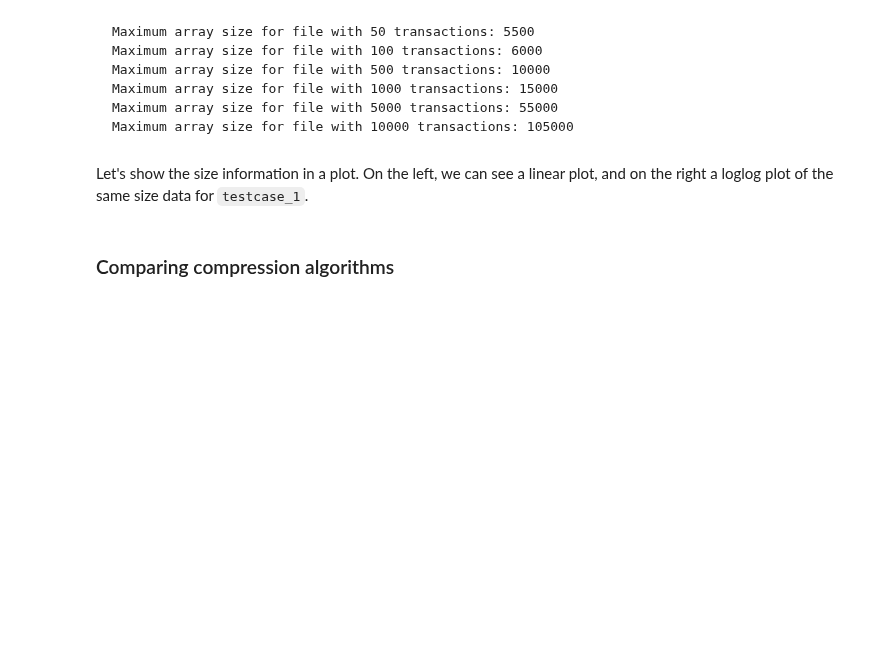
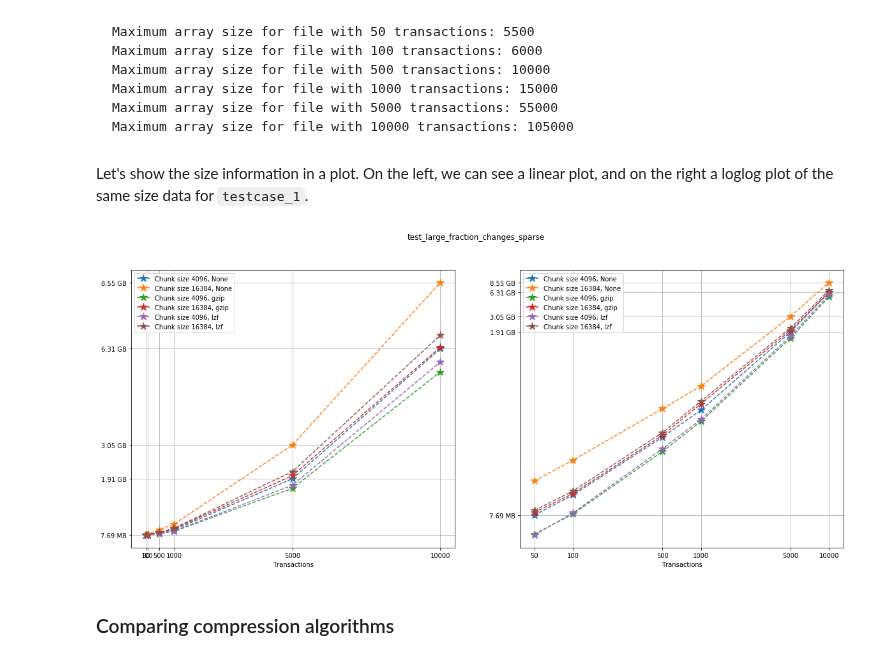
Before and after one commit to deshaw/versioned-hdf5, a Jupyter notebook: analysis/Performance_tests.ipynb, the cells around one changed output. Saved outputs shown, nothing was run; the diff lists cells and outputs as text; code cells hidden in the pictures; blank space fills up the shorter version.

```diff
--- a/analysis/Performance_tests.ipynb
+++ b/analysis/Performance_tests.ipynb
@@ -124,40 +126,44 @@ Maximum array size for file with 10000 transactions: 105000
 Let's show the size information in a plot. On the left, we can see a linear plot, and on the right a loglog plot of the same size data for `testcase_1`.
 # %%
 fig, ax = plt.subplots(nrows=1, ncols=2, figsize=(20,8))
+
+# Changing the indices in selected will change the y-axis ticks in the graph for better visualization
+#selected = (range(len(filesizes)))
+selected = [0, 4, 5, 10, 11]
 
 for i in range(ncomp):
     start = i*ncs*n
     for j in range(ncs):
         ax[0].plot(num_transactions[:n],
                    filesizes[start+j*n:start+(j+1)*n],
                    '*--', ms=12,
                    label=f"Chunk size {chunk_sizes[start+j*n]}, {compression[start]}")
 
         ax[1].loglog(num_transactions[:n],
                      filesizes[start+j*n:start+(j+1)*n],
                      '*--', ms=12,
                      label=f"Chunk size {chunk_sizes[start+j*n]}, {compression[start]}")
         ax[0].legend(loc='upper left')
         ax[1].legend(loc='upper left')
         ax[0].minorticks_off()
         ax[1].minorticks_off()
-        # Changing the indices in selected will change the y-axis ticks in the graph for better visualization
-        selected = (range(len(filesizes)))
         ax[0].set_xticks(num_transactions[:n])
         ax[0].set_xticklabels(num_transactions[:n])
         ax[0].set_yticks(filesizes[selected])
         ax[0].set_yticklabels(sizelabels[selected])
         ax[0].set_xlabel("Transactions")
         ax[0].grid(True)
         ax[1].set_xticks(num_transactions[:n])
         ax[1].set_xticklabels(num_transactions[:n])
         ax[1].set_yticks(filesizes[selected])
         ax[1].set_yticklabels(sizelabels[selected])
         ax[1].set_xlabel("Transactions")
         ax[1].grid(True)
 
 plt.suptitle(f"{testname}")
 plt.show()
+# %% [output]
+[figure, added]
 # %% [markdown]
 ### Comparing compression algorithms
 # %% [markdown]
```
Also changed, not shown: parts of 27 cells of this notebook, 3 other files.
